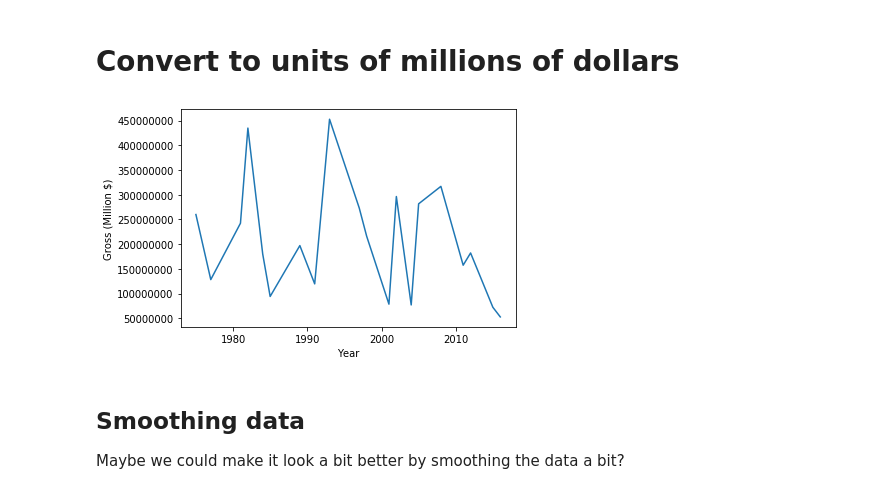
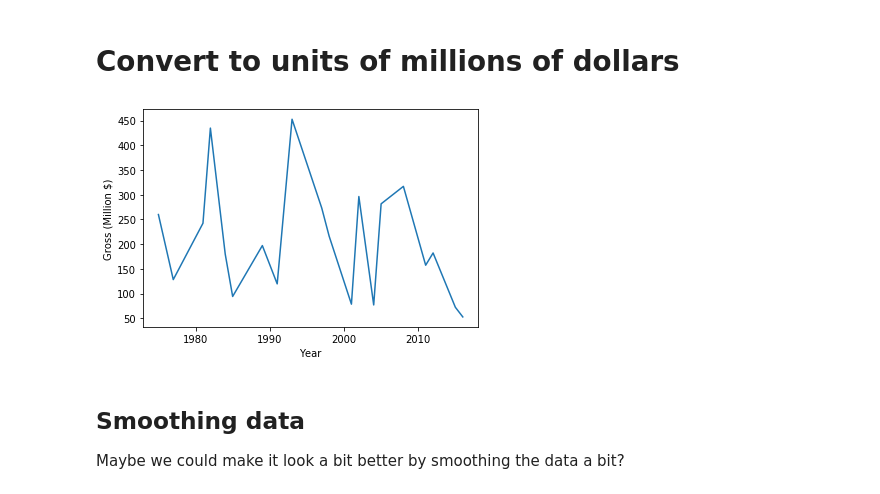
Before and after one commit to jonathanfrawley/data_analysis_and_machine_learning_course, a Jupyter notebook: slides/slides_02.ipynb, the cells around one changed output. Cells and saved outputs as stored; diff of their text form; code cells hidden in the pictures.

```diff
--- a/slides/slides_02.ipynb
+++ b/slides/slides_02.ipynb
@@ -180,0 +181,3 @@ spielberg_films_sorted.plot.bar(x='title_year', y='gross', style='o')
+# %%
+spielberg_films_by_title_year = spielberg_films.groupby('title_year').sum()
+spielberg_films_by_title_year
@@ -181,15 +203,15 @@ spielberg_films_sorted.plot.bar(x='title_year', y='gross', style='o')
 # %% [markdown]
 # Convert to units of millions of dollars
 # %%
-spielberg_films['gross'] = spielberg_films['gross'] / 1000000
+spielberg_films_by_title_year['gross'] = spielberg_films_by_title_year['gross'] / 1000000
 
 plt.plot(spielberg_films_by_title_year.index, spielberg_films_by_title_year['gross'])
 plt.xlabel('Year')
 plt.ylabel('Gross (Million $)')
 plt.ticklabel_format(style='plain')
 plt.show()
 # %% [output]
-[figure, old version]
+[figure, new version]
 # %% [markdown]
 ## Smoothing data
 Maybe we could make it look a bit better by smoothing the data a bit?
```
Also changed, not shown: parts of 3 cells of this notebook.
